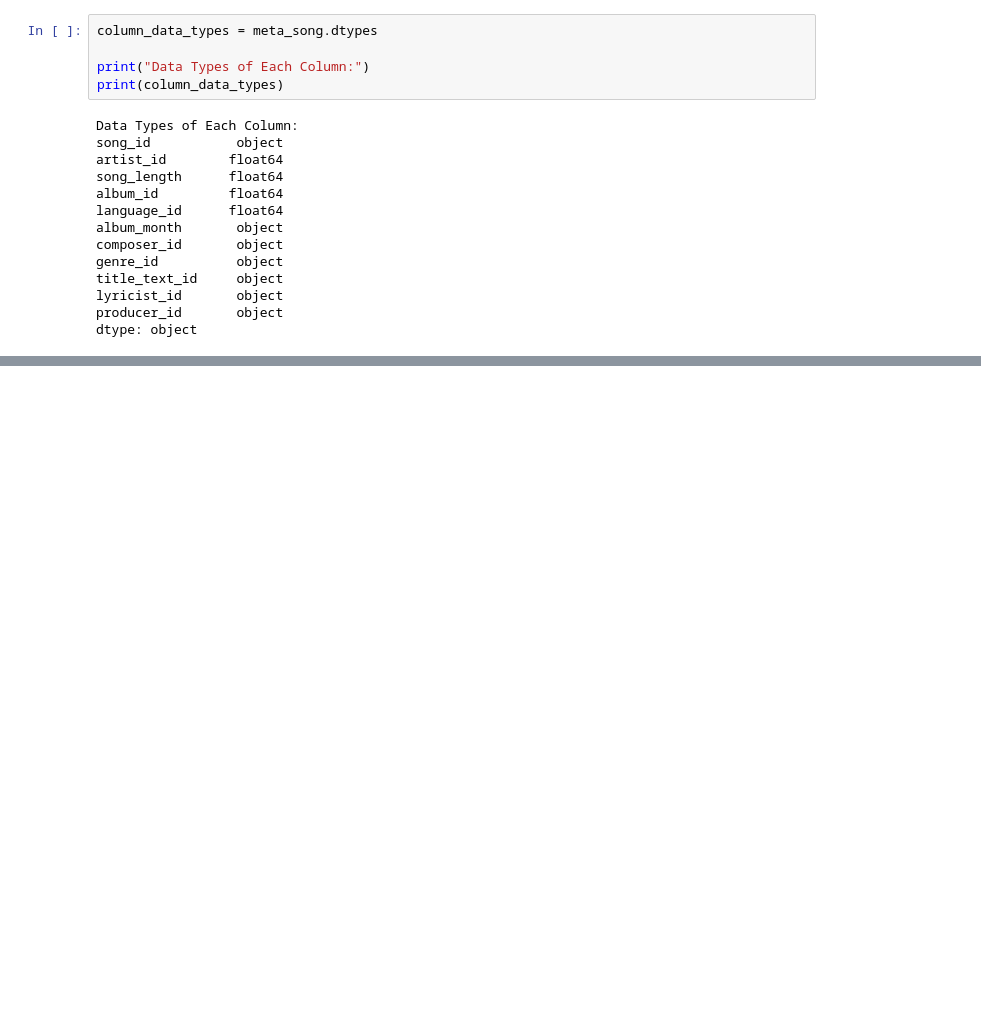
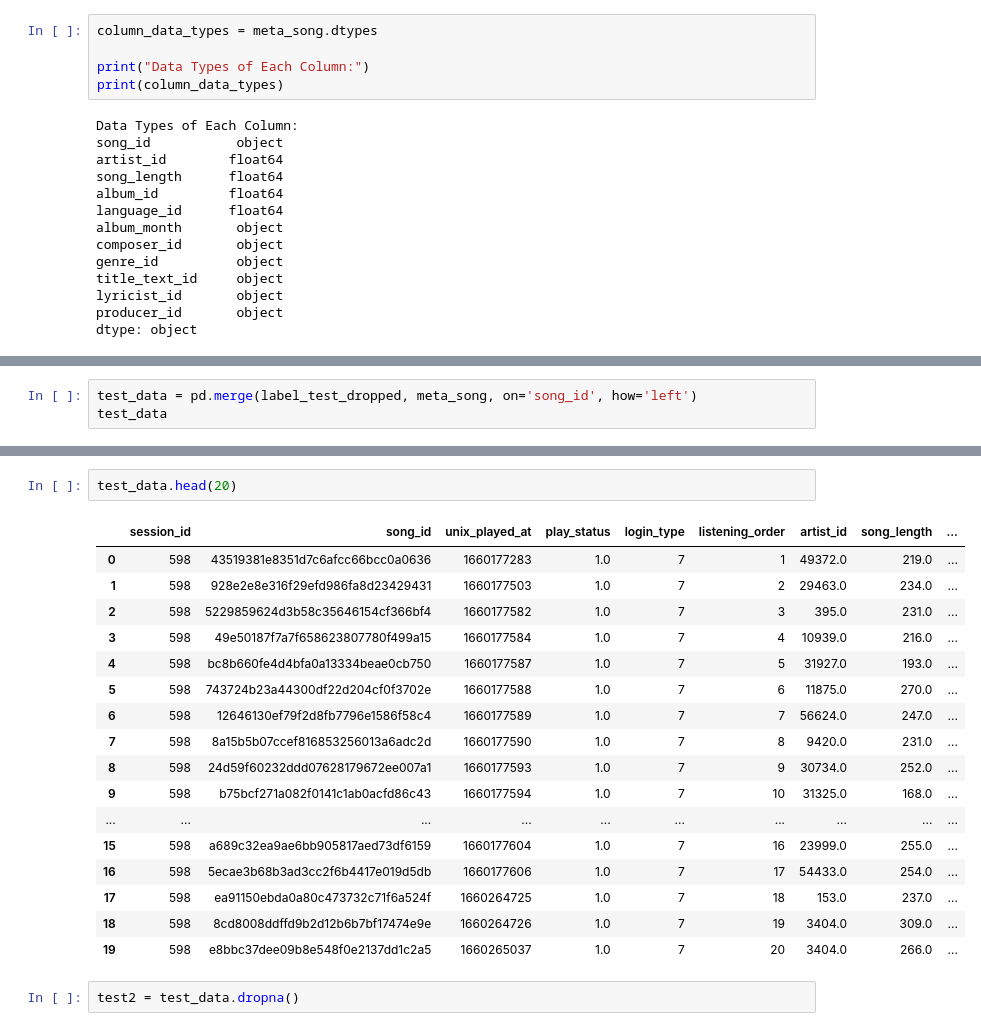
Before and after one commit to JimmyCh2001/kkcompany_datagame_schubert, a Jupyter notebook: kkcompany_datagame_schubert_019.ipynb, the cells around one changed output, grey strips where cells are left out. Cells and saved outputs as stored; diff of their text form; blank space fills up the shorter version.

```diff
--- a/kkcompany_datagame_schubert_019.ipynb
+++ b/kkcompany_datagame_schubert_019.ipynb
@@ -198,0 +190,3 @@ label_test_dropped
+# %%
+test_data = pd.merge(label_test_dropped, meta_song, on='song_id', how='left')
+test_data
@@ -198,0 +207,22 @@ label_test_dropped
+# %%
+test_data.head(20)
+# %% [output]
+|  | session_id | song_id | unix_played_at | play_status | login_type | listening_order | artist_id | song_length | ... |
+| 0 | 598 | 43519381e8351d7c6afcc66bcc0a0636 | 1660177283 | 1.0 | 7 | 1 | 49372.0 | 219.0 | ... |
+| 1 | 598 | 928e2e8e316f29efd986fa8d23429431 | 1660177503 | 1.0 | 7 | 2 | 29463.0 | 234.0 | ... |
+| 2 | 598 | 5229859624d3b58c35646154cf366bf4 | 1660177582 | 1.0 | 7 | 3 | 395.0 | 231.0 | ... |
+| 3 | 598 | 49e50187f7a7f658623807780f499a15 | 1660177584 | 1.0 | 7 | 4 | 10939.0 | 216.0 | ... |
+| 4 | 598 | bc8b660fe4d4bfa0a13334beae0cb750 | 1660177587 | 1.0 | 7 | 5 | 31927.0 | 193.0 | ... |
+| 5 | 598 | 743724b23a44300df22d204cf0f3702e | 1660177588 | 1.0 | 7 | 6 | 11875.0 | 270.0 | ... |
+| 6 | 598 | 12646130ef79f2d8fb7796e1586f58c4 | 1660177589 | 1.0 | 7 | 7 | 56624.0 | 247.0 | ... |
+| 7 | 598 | 8a15b5b07ccef816853256013a6adc2d | 1660177590 | 1.0 | 7 | 8 | 9420.0 | 231.0 | ... |
+| 8 | 598 | 24d59f60232ddd07628179672ee007a1 | 1660177593 | 1.0 | 7 | 9 | 30734.0 | 252.0 | ... |
+| 9 | 598 | b75bcf271a082f0141c1ab0acfd86c43 | 1660177594 | 1.0 | 7 | 10 | 31325.0 | 168.0 | ... |
+| ... | ... | ... | ... | ... | ... | ... | ... | ... | ... |
+| 15 | 598 | a689c32ea9ae6bb905817aed73df6159 | 1660177604 | 1.0 | 7 | 16 | 23999.0 | 255.0 | ... |
+| 16 | 598 | 5ecae3b68b3ad3cc2f6b4417e019d5db | 1660177606 | 1.0 | 7 | 17 | 54433.0 | 254.0 | ... |
+| 17 | 598 | ea91150ebda0a80c473732c71f6a524f | 1660264725 | 1.0 | 7 | 18 | 153.0 | 237.0 | ... |
+| 18 | 598 | 8cd8008ddffd9b2d12b6b7bf17474e9e | 1660264726 | 1.0 | 7 | 19 | 3404.0 | 309.0 | ... |
+| 19 | 598 | e8bbc37dee09b8e548f0e2137dd1c2a5 | 1660265037 | 1.0 | 7 | 20 | 3404.0 | 266.0 | ... |
+# %%
+test2 = test_data.dropna()
```
Also changed, not shown: parts of 14 cells of this notebook.
